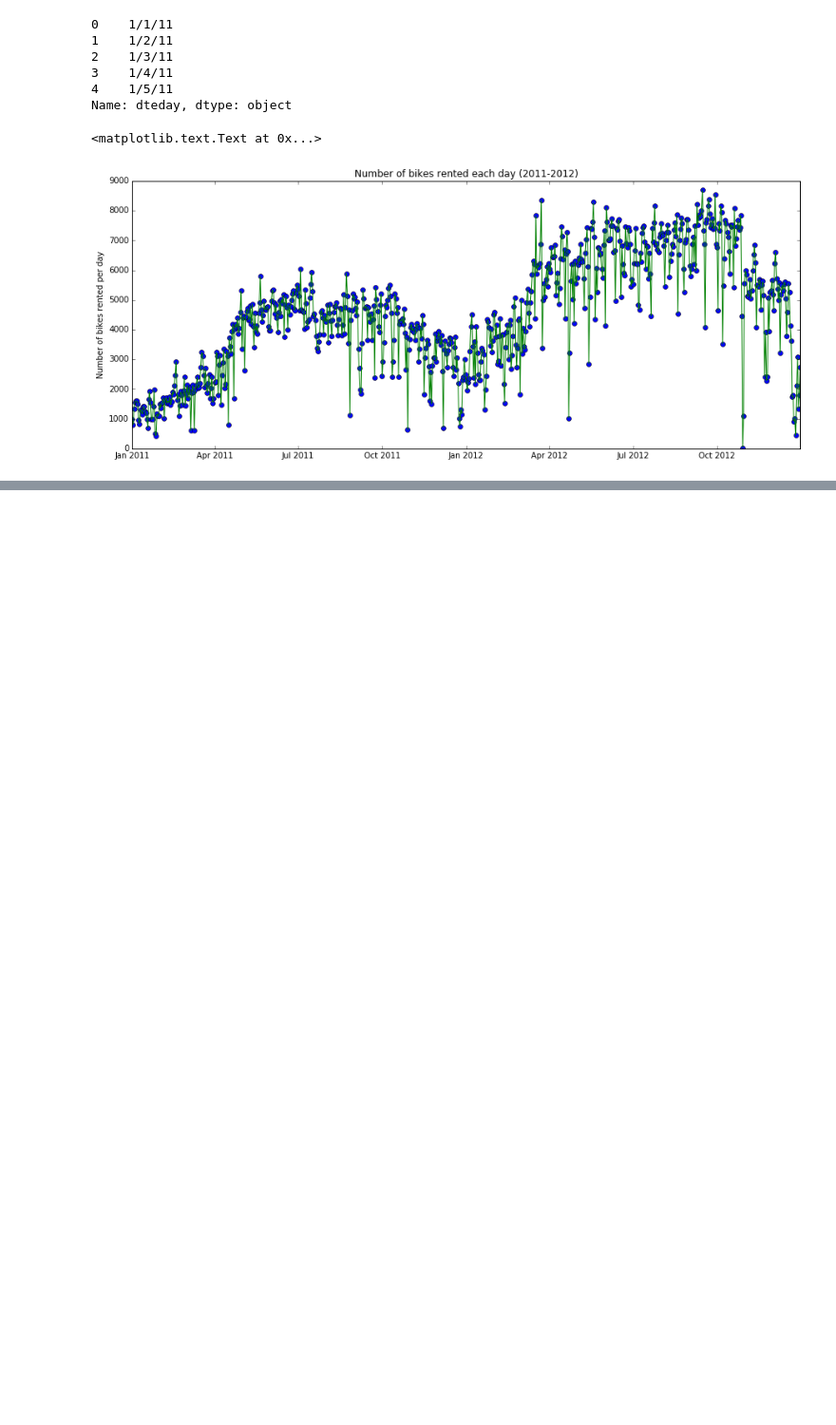
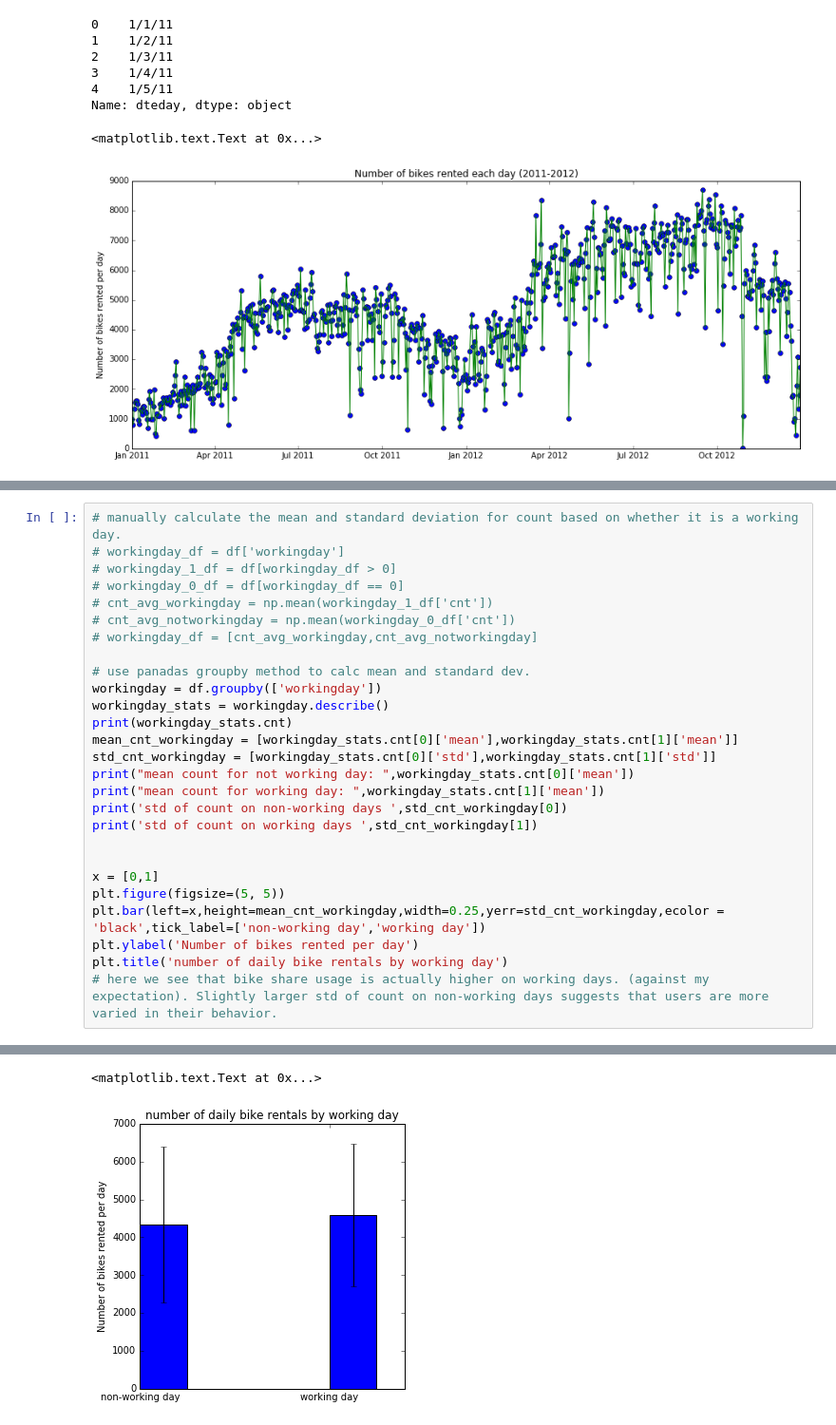
Before and after one commit to hannahlaura44/data-analysis, a Jupyter notebook: Untitled.ipynb, the cells around one changed output, grey strips where cells are left out. Shown: that part at 95% size. Cells and saved outputs as stored; diff of their text form; blank space fills up the shorter version.

```diff
--- a/Untitled.ipynb
+++ b/Untitled.ipynb
@@ -54,0 +76,28 @@ Name: dteday, dtype: object
+# %%
+# manually calculate the mean and standard deviation for count based on whether it is a working day.
+# workingday_df = df['workingday']
+# workingday_1_df = df[workingday_df > 0]
+# workingday_0_df = df[workingday_df == 0]
+# cnt_avg_workingday = np.mean(workingday_1_df['cnt'])
+# cnt_avg_notworkingday = np.mean(workingday_0_df['cnt'])
+# workingday_df = [cnt_avg_workingday,cnt_avg_notworkingday]
+
+# use panadas groupby method to calc mean and standard dev.
+workingday = df.groupby(['workingday'])
+workingday_stats = workingday.describe()
+print(workingday_stats.cnt)
+mean_cnt_workingday = [workingday_stats.cnt[0]['mean'],workingday_stats.cnt[1]['mean']]
+std_cnt_workingday = [workingday_stats.cnt[0]['std'],workingday_stats.cnt[1]['std']]
+print("mean count for not working day: ",workingday_stats.cnt[0]['mean'])
+print("mean count for working day: ",workingday_stats.cnt[1]['mean'])
+print('std of count on non-working days ',std_cnt_workingday[0])
+print('std of count on working days ',std_cnt_workingday[1])
+
+
+x = [0,1]
+plt.figure(figsize=(5, 5))
+plt.bar(left=x,height=mean_cnt_workingday,width=0.25,yerr=std_cnt_workingday,ecolor = 'black',tick_label=['non-working day','working day'])
+plt.ylabel('Number of bikes rented per day')
+plt.title('number of daily bike rentals by working day')
+# here we see that bike share usage is actually higher on working days. (against my expectation). Slightly larger std of count on non-working days suggests that users are more varied in their behavior.
+# %% [output]
@@ -54,0 +121,2 @@ Name: dteday, dtype: object
+<matplotlib.text.Text at 0x...>
+[figure, added]
```
Also changed, not shown: parts of 7 cells of this notebook.
